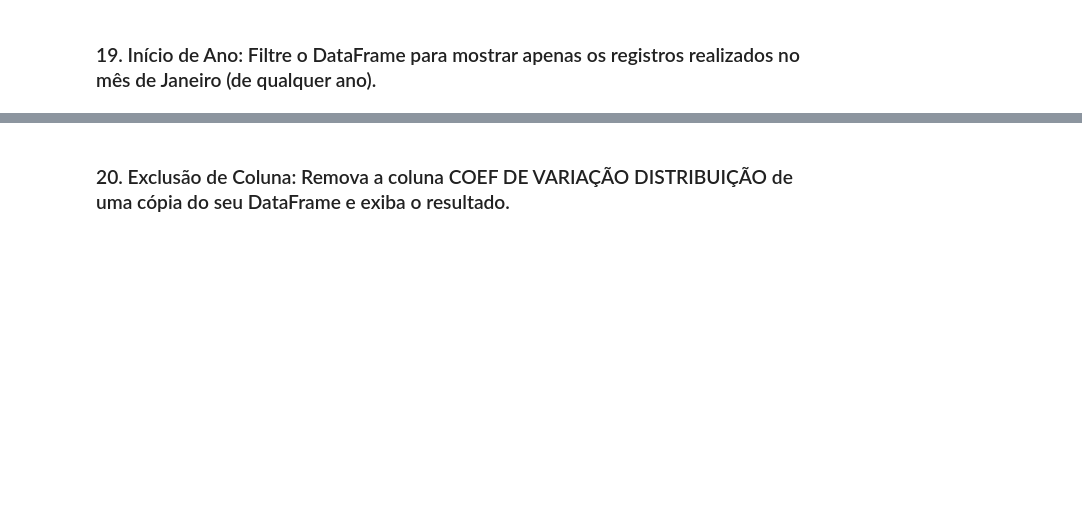
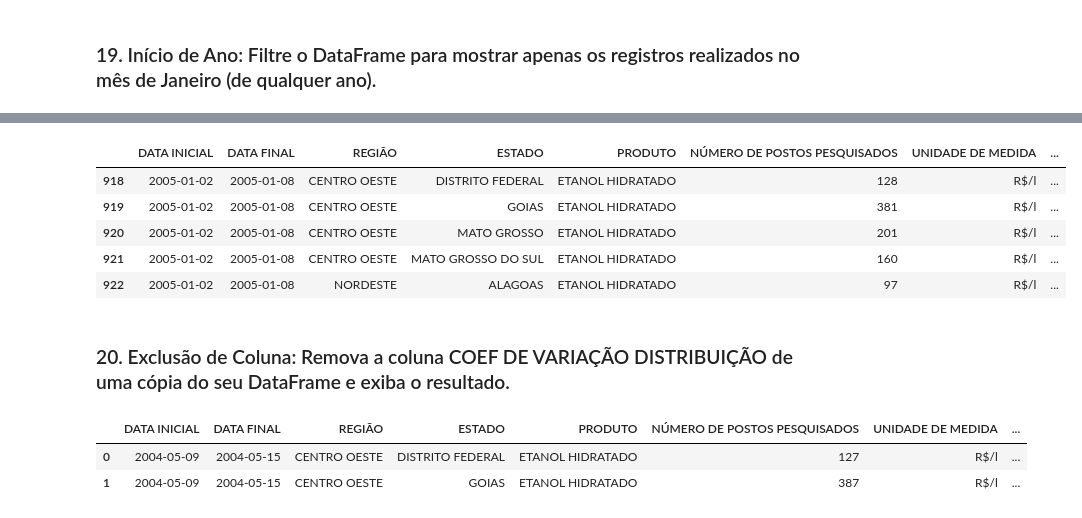
Before and after one commit to eumarianamota/data-science-studies, a Jupyter notebook: modulo-6/ex-01/exercises-4.ipynb, the cells around one changed output, grey strips where cells are left out. Saved outputs shown, nothing was run; the diff lists cells and outputs as text; code cells hidden in the pictures; blank space fills up the shorter version.

```diff
--- a/modulo-6/ex-01/exercises-4.ipynb
+++ b/modulo-6/ex-01/exercises-4.ipynb
@@ -225,2 +275,4 @@ memory usage: 18.4 MB
 # %% [markdown]
 ### 19. Início de Ano: Filtre o DataFrame para mostrar apenas os registros realizados no mês de Janeiro (de qualquer ano).
+# %%
+df["DATA INICIAL"] = pd.to_datetime(df["DATA INICIAL"])
@@ -227,2 +283,11 @@ memory usage: 18.4 MB
+# %%
+df[df["DATA INICIAL"].apply(lambda x: x.month) == 1].head()
+# %% [output]
+|  | DATA INICIAL | DATA FINAL | REGIÃO | ESTADO | PRODUTO | NÚMERO DE POSTOS PESQUISADOS | UNIDADE DE MEDIDA | ... |
+| 918 | 2005-01-02 | 2005-01-08 | CENTRO OESTE | DISTRITO FEDERAL | ETANOL HIDRATADO | 128 | R$/l | ... |
+| 919 | 2005-01-02 | 2005-01-08 | CENTRO OESTE | GOIAS | ETANOL HIDRATADO | 381 | R$/l | ... |
+| 920 | 2005-01-02 | 2005-01-08 | CENTRO OESTE | MATO GROSSO | ETANOL HIDRATADO | 201 | R$/l | ... |
+| 921 | 2005-01-02 | 2005-01-08 | CENTRO OESTE | MATO GROSSO DO SUL | ETANOL HIDRATADO | 160 | R$/l | ... |
+| 922 | 2005-01-02 | 2005-01-08 | NORDESTE | ALAGOAS | ETANOL HIDRATADO | 97 | R$/l | ... |
 # %% [markdown]
 ### 20. Exclusão de Coluna: Remova a coluna COEF DE VARIAÇÃO DISTRIBUIÇÃO de uma cópia do seu DataFrame e exiba o resultado.
@@ -228,0 +296,6 @@ memory usage: 18.4 MB
+# %%
+df_copy.head(2)
+# %% [output]
+|  | DATA INICIAL | DATA FINAL | REGIÃO | ESTADO | PRODUTO | NÚMERO DE POSTOS PESQUISADOS | UNIDADE DE MEDIDA | ... |
+| 0 | 2004-05-09 | 2004-05-15 | CENTRO OESTE | DISTRITO FEDERAL | ETANOL HIDRATADO | 127 | R$/l | ... |
+| 1 | 2004-05-09 | 2004-05-15 | CENTRO OESTE | GOIAS | ETANOL HIDRATADO | 387 | R$/l | ... |
```
Also changed, not shown: parts of 14 cells of this notebook, 1 other file.
